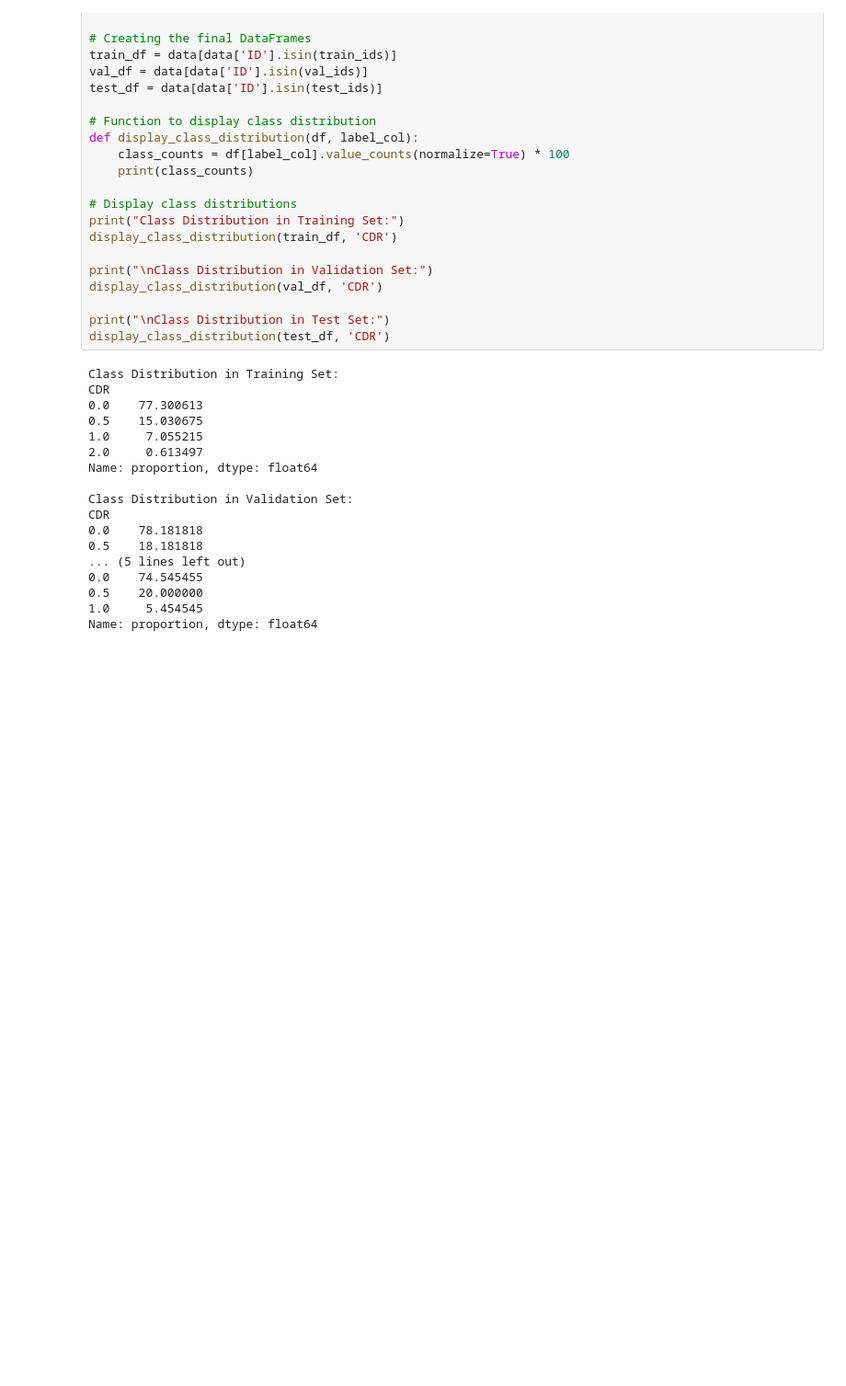
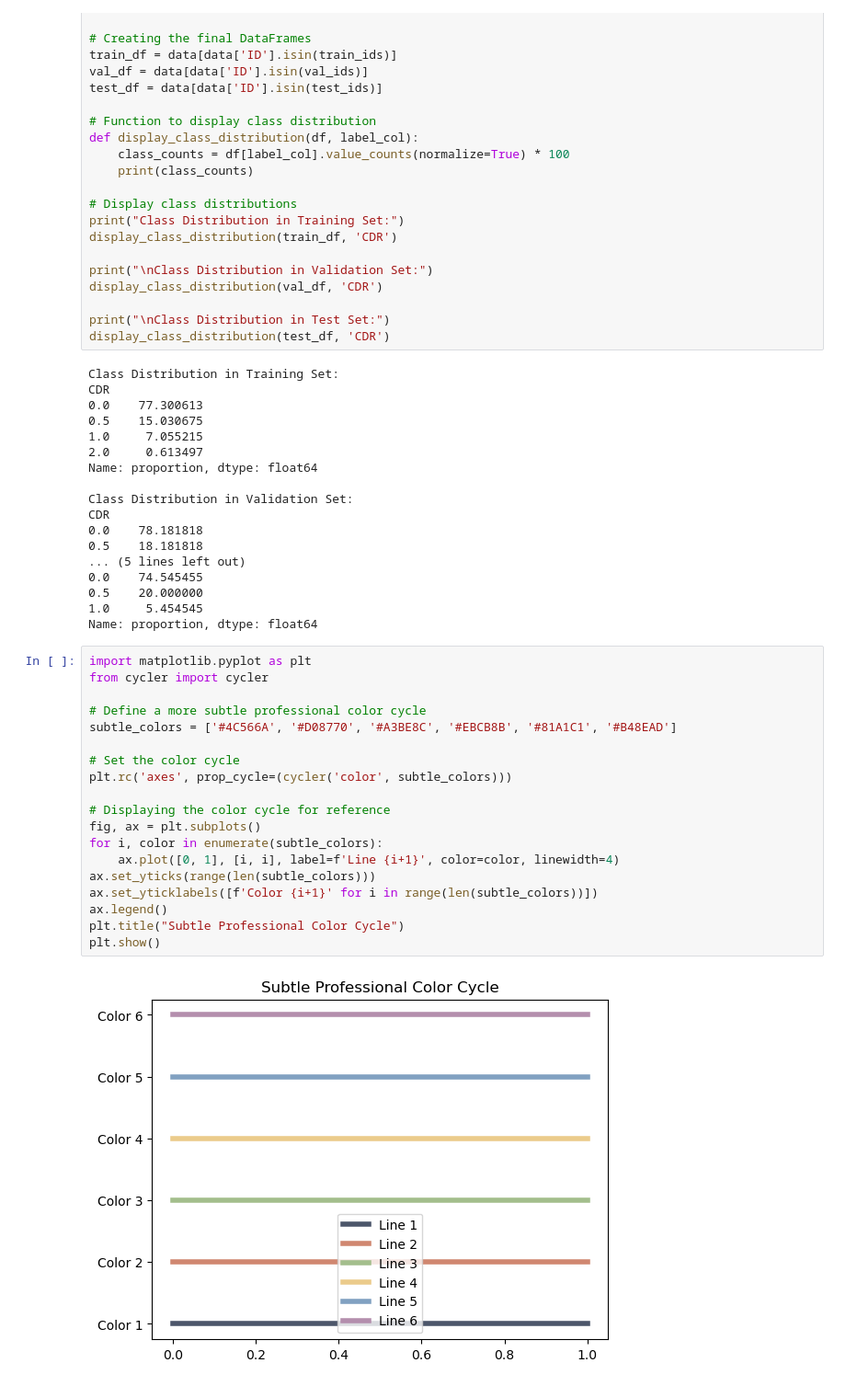
Before and after one commit to HenriSmidt/Alzheimer_Detection, a Jupyter notebook: scratchpad.ipynb, the cells around one changed output. Shown at 92% size. Drawn from its saved outputs; the diff is of its cells as text; blank space fills up the shorter version.

```diff
--- a/scratchpad.ipynb
+++ b/scratchpad.ipynb
@@ -707,3 +707,24 @@ CDR
 0.5    20.000000
 1.0     5.454545
 Name: proportion, dtype: float64
+# %%
+import matplotlib.pyplot as plt
+from cycler import cycler
+
+# Define a more subtle professional color cycle
+subtle_colors = ['#4C566A', '#D08770', '#A3BE8C', '#EBCB8B', '#81A1C1', '#B48EAD']
+
+# Set the color cycle
+plt.rc('axes', prop_cycle=(cycler('color', subtle_colors)))
+
+# Displaying the color cycle for reference
+fig, ax = plt.subplots()
+for i, color in enumerate(subtle_colors):
+    ax.plot([0, 1], [i, i], label=f'Line {i+1}', color=color, linewidth=4)
+ax.set_yticks(range(len(subtle_colors)))
+ax.set_yticklabels([f'Color {i+1}' for i in range(len(subtle_colors))])
+ax.legend()
+plt.title("Subtle Professional Color Cycle")
+plt.show()
+# %% [output]
+[figure, added]
```
Also changed, not shown: parts of 1 cell of this notebook, 12 other files.
